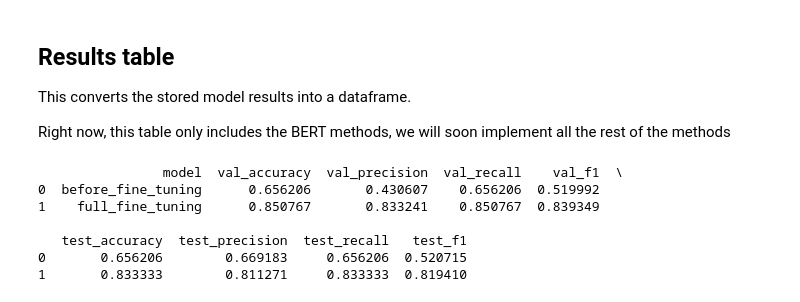
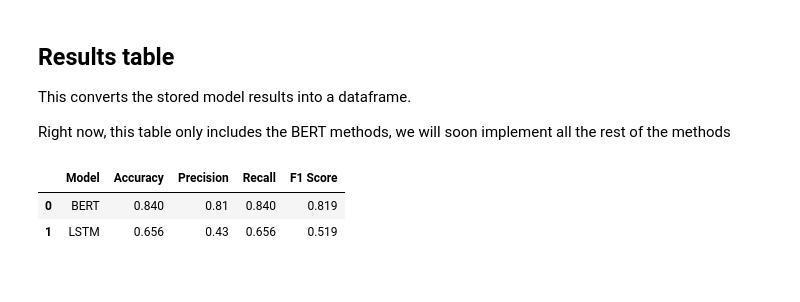
Before and after one commit to Liny-sia/nlp-group-17, a Jupyter notebook: sentiment_analysis.ipynb, the cells around one changed output. Saved outputs shown, nothing was run; the diff lists cells and outputs as text; code cells hidden in the pictures.

```diff
--- a/sentiment_analysis.ipynb
+++ b/sentiment_analysis.ipynb
@@ -562,0 +626,4 @@ F1: 0.819409547573038
+# %%
+y_train_lstm = np.array(y_train)
+y_val_lstm = np.array(y_val)
+y_test_lstm = np.array(y_test)
@@ -562,0 +667,8 @@ F1: 0.819409547573038
+# %%
+history = model.fit(
+    X_train_lstm,
+    y_train_lstm,
+    validation_data=(X_val_lstm, y_val_lstm),
+    epochs=10,
+    batch_size=64
+)
@@ -562,0 +698,3 @@ F1: 0.819409547573038
+# %%
+y_pred_probs = model.predict(X_test_lstm)
+y_pred = np.argmax(y_pred_probs, axis=1)
@@ -567,13 +730,49 @@ This converts the stored model results into a dataframe.
 
 Right now, this table only includes the BERT methods, we will soon implement all the rest of the methods
 # %%
-results_df = pd.DataFrame(results)
-print(results_df)
+from sklearn.metrics import accuracy_score, precision_recall_fscore_support
+import pandas as pd
+
+# BERT RESULTS
+bert_preds = full_test_results.predictions.argmax(axis=1)
+bert_labels = full_test_results.label_ids
+
+bert_precision, bert_recall, bert_f1, _ = precision_recall_fscore_support(
+    bert_labels, bert_preds, average='weighted', zero_division=0
+)
+
+bert_accuracy = accuracy_score(bert_labels, bert_preds)
+
+# LSTM RESULTS
+lstm_precision, lstm_recall, lstm_f1, _ = precision_recall_fscore_support(
+    y_test_lstm, y_pred, average='weighted', zero_division=0
+)
+
+lstm_accuracy = accuracy_score(y_test_lstm, y_pred)
+
+# Creating one table
+results_table = pd.DataFrame([
+    {
+        "Model": "BERT",
+        "Accuracy": bert_accuracy,
+        "Precision": bert_precision,
+        "Recall": bert_recall,
+        "F1 Score": bert_f1
+    },
+    {
+        "Model": "LSTM",
+        "Accuracy": lstm_accuracy,
+        "Precision": lstm_precision,
+        "Recall": lstm_recall,
+        "F1 Score": lstm_f1
+    }
+])
+
+# Round for clean display
+results_table = results_table.round(3)
+
+results_table
 # %% [output]
-                model  val_accuracy  val_precision  val_recall    val_f1  \
-0  before_fine_tuning      0.656206       0.430607    0.656206  0.519992
-1    full_fine_tuning      0.850767       0.833241    0.850767  0.839349
-
-   test_accuracy  test_precision  test_recall   test_f1
-0       0.656206        0.669183     0.656206  0.520715
-1       0.833333        0.811271     0.833333  0.819410
+|  | Model | Accuracy | Precision | Recall | F1 Score |
+| 0 | BERT | 0.840 | 0.81 | 0.840 | 0.819 |
+| 1 | LSTM | 0.656 | 0.43 | 0.656 | 0.519 |
```
Also changed, not shown: parts of 29 cells of this notebook.
